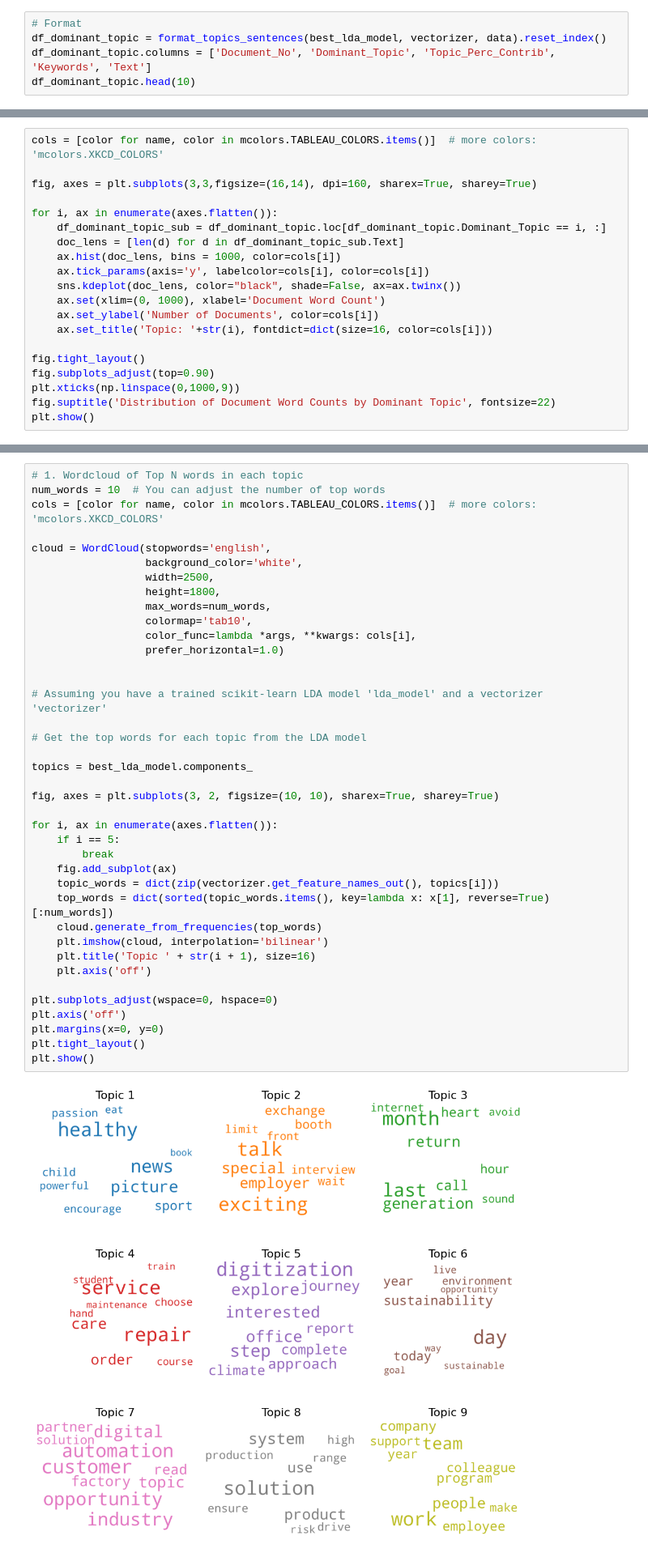
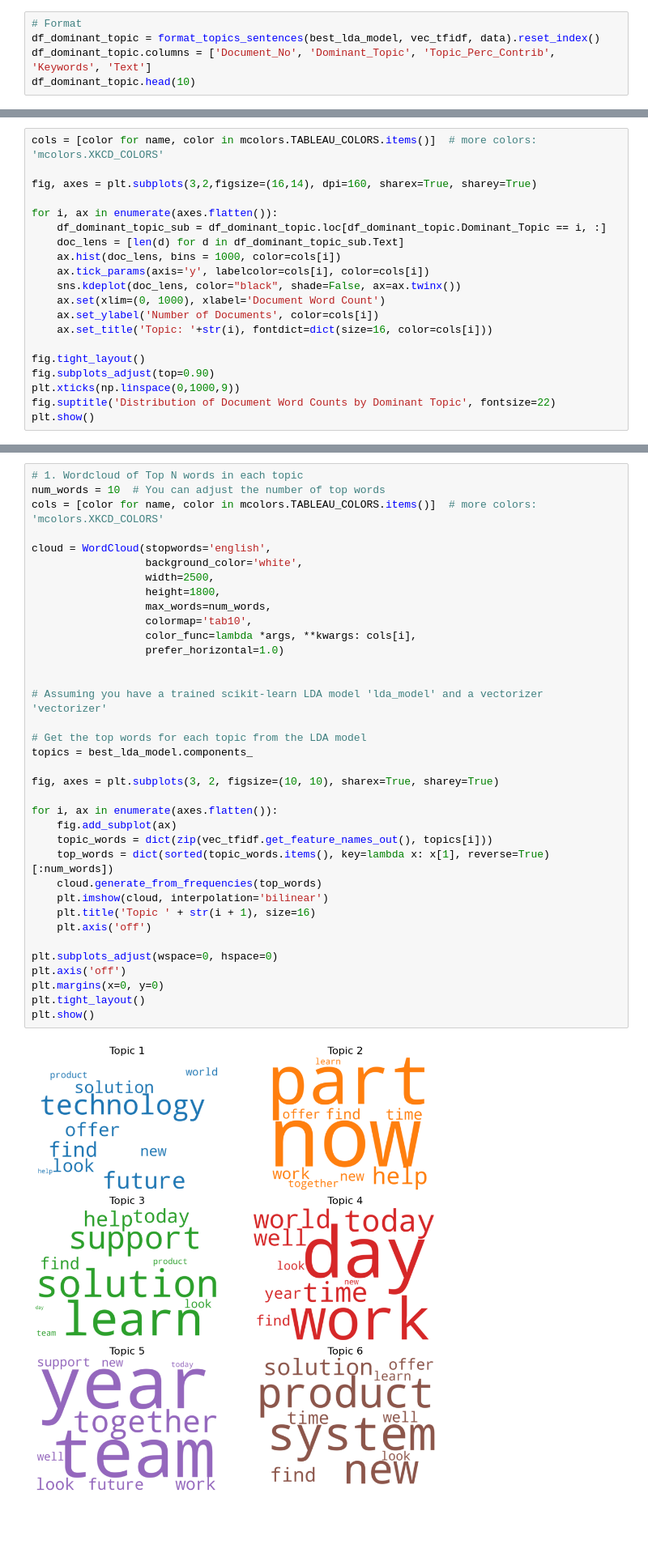
Before and after one commit to vladislabv/machine-learning-project, a Jupyter notebook: notebooks/2.1-vst-latent-dirichlet-analysis-lda-Copy1.ipynb, the cells around one changed output, grey strips where cells are left out. Shown at 81% size. Drawn from its saved outputs; the diff is of its cells as text; blank space fills up the shorter version.

```diff
--- a/notebooks/2.1-vst-latent-dirichlet-analysis-lda-Copy1.ipynb
+++ b/notebooks/2.1-vst-latent-dirichlet-analysis-lda-Copy1.ipynb
@@ -352,6 +391,6 @@ df_topic_keywords
 # %%
 # Format
-df_dominant_topic = format_topics_sentences(best_lda_model, vectorizer, data).reset_index()
+df_dominant_topic = format_topics_sentences(best_lda_model, vec_tfidf, data).reset_index()
 df_dominant_topic.columns = ['Document_No', 'Dominant_Topic', 'Topic_Perc_Contrib', 'Keywords', 'Text']
 df_dominant_topic.head(10)
 # %% [output]
@@ -388,7 +427,7 @@ plt.show()
 # %%
 cols = [color for name, color in mcolors.TABLEAU_COLORS.items()]  # more colors: 'mcolors.XKCD_COLORS'
 
-fig, axes = plt.subplots(3,3,figsize=(16,14), dpi=160, sharex=True, sharey=True)
+fig, axes = plt.subplots(3,2,figsize=(16,14), dpi=160, sharex=True, sharey=True)
 
 for i, ax in enumerate(axes.flatten()):
     df_dominant_topic_sub = df_dominant_topic.loc[df_dominant_topic.Dominant_Topic == i, :]
@@ -416,36 +455,33 @@ cloud = WordCloud(stopwords='english',
                   background_color='white',
                   width=2500,
                   height=1800,
                   max_words=num_words,
                   colormap='tab10',
                   color_func=lambda *args, **kwargs: cols[i],
                   prefer_horizontal=1.0)
 
 
 # Assuming you have a trained scikit-learn LDA model 'lda_model' and a vectorizer 'vectorizer'
 
 # Get the top words for each topic from the LDA model
-
 topics = best_lda_model.components_
 
 fig, axes = plt.subplots(3, 2, figsize=(10, 10), sharex=True, sharey=True)
 
 for i, ax in enumerate(axes.flatten()):
-    if i == 5:
-        break
     fig.add_subplot(ax)
-    topic_words = dict(zip(vectorizer.get_feature_names_out(), topics[i]))
+    topic_words = dict(zip(vec_tfidf.get_feature_names_out(), topics[i]))
     top_words = dict(sorted(topic_words.items(), key=lambda x: x[1], reverse=True)[:num_words])
     cloud.generate_from_frequencies(top_words)
     plt.imshow(cloud, interpolation='bilinear')
     plt.title('Topic ' + str(i + 1), size=16)
     plt.axis('off')
 
 plt.subplots_adjust(wspace=0, hspace=0)
 plt.axis('off')
 plt.margins(x=0, y=0)
 plt.tight_layout()
 plt.show()
 # %% [output]
-[figure, old version]
+[figure, new version]
 # %%
```
Also changed, not shown: parts of 19 cells of this notebook.
